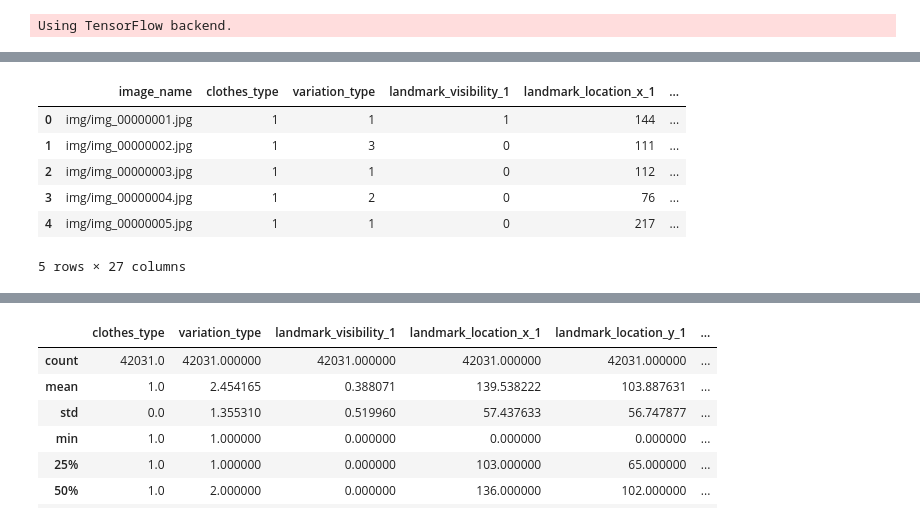
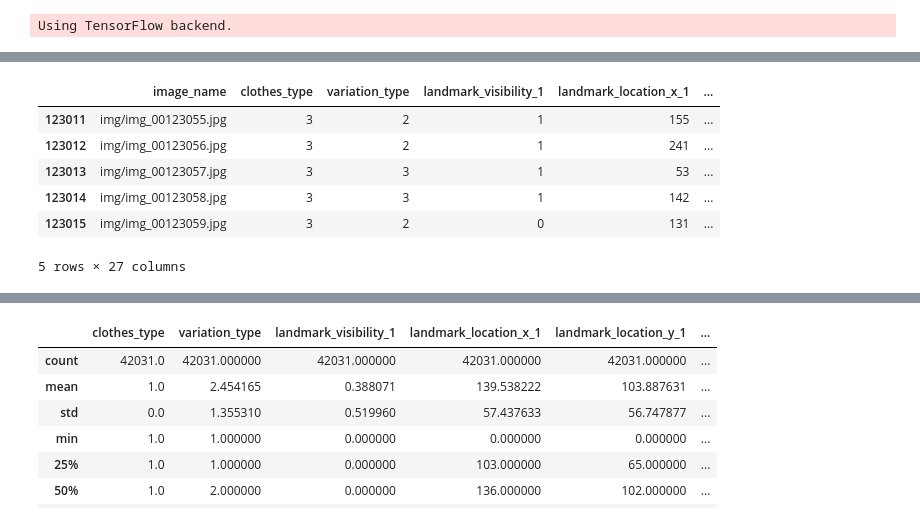
Before and after one commit to rizq97/regNet, a Jupyter notebook: BuildOwnFile.ipynb, the cells around one changed output, grey strips where cells are left out. Drawn from its saved outputs; the diff is of its cells as text; code cells hidden in the pictures.

```diff
--- a/BuildOwnFile.ipynb
+++ b/BuildOwnFile.ipynb
@@ -76,16 +84,16 @@ ________________________________________________________________________________
 # %%
 import pandas as pd
 
 lm='C:/Users/1023473/Downloads/Anno/list_landmarks.txt'
 text=pd.read_csv(lm,delim_whitespace=True,skiprows=0,header=1)
 
 
-text.head()
+text.tail()
 # %% [output]
 |  | image_name | clothes_type | variation_type | landmark_visibility_1 | landmark_location_x_1 | ... |
-| 0 | img/img_00000001.jpg | 1 | 1 | 1 | 144 | ... |
-| 1 | img/img_00000002.jpg | 1 | 3 | 0 | 111 | ... |
-| 2 | img/img_00000003.jpg | 1 | 1 | 0 | 112 | ... |
-| 3 | img/img_00000004.jpg | 1 | 2 | 0 | 76 | ... |
-| 4 | img/img_00000005.jpg | 1 | 1 | 0 | 217 | ... |
+| 123011 | img/img_00123055.jpg | 3 | 2 | 1 | 155 | ... |
+| 123012 | img/img_00123056.jpg | 3 | 2 | 1 | 241 | ... |
+| 123013 | img/img_00123057.jpg | 3 | 3 | 1 | 53 | ... |
+| 123014 | img/img_00123058.jpg | 3 | 3 | 1 | 142 | ... |
+| 123015 | img/img_00123059.jpg | 3 | 2 | 0 | 131 | ... |
 5 rows × 27 columns
```
Also changed, not shown: parts of 20 cells of this notebook.
